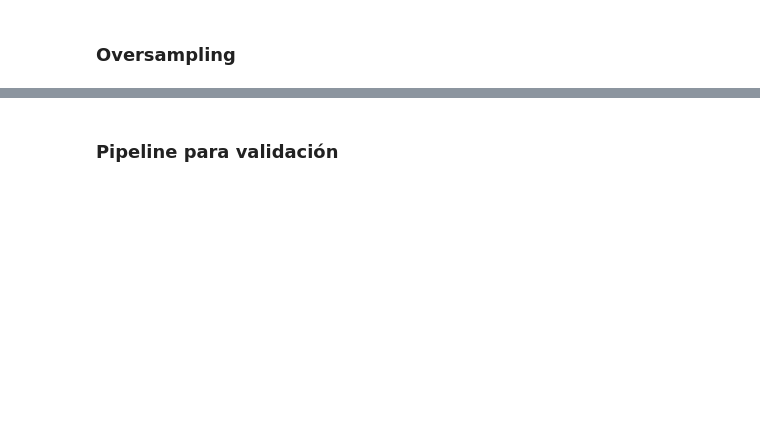
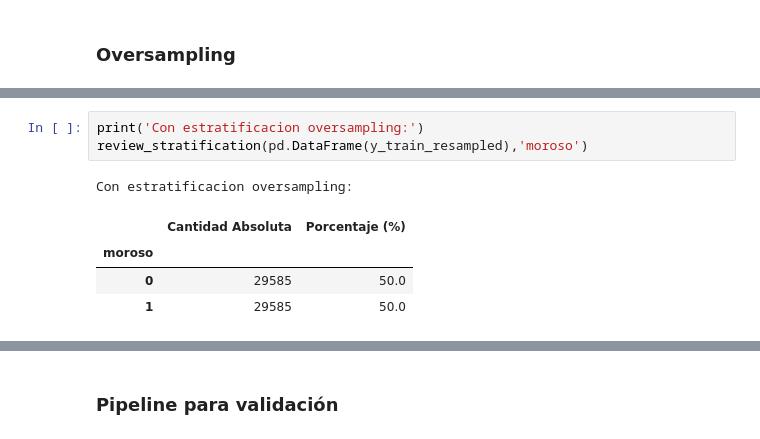
Before and after one commit to JCSR2022/Alura_Data_Science, a Jupyter notebook: Model_Validation_&_Evaluation_Metrics/Clasificacion_validacion_y_metricas.ipynb, the cells around one changed output, grey strips where cells are left out. Drawn from its saved outputs; the diff is of its cells as text; blank space fills up the shorter version.

```diff
--- a/Model_Validation_&_Evaluation_Metrics/Clasificacion_validacion_y_metricas.ipynb
+++ b/Model_Validation_&_Evaluation_Metrics/Clasificacion_validacion_y_metricas.ipynb
@@ -497,0 +500,9 @@ https://imbalanced-learn.org/stable/references/generated/imblearn.over_sampling.
+# %%
+print('Con estratificacion oversampling:')
+review_stratification(pd.DataFrame(y_train_resampled),'moroso')
+# %% [output]
+Con estratificacion oversampling:
+|  | Cantidad Absoluta | Porcentaje (%) |
+| moroso |  |  |
+| 0 | 29585 | 50.0 |
+| 1 | 29585 | 50.0 |
```
Also changed, not shown: parts of 31 cells of this notebook.
